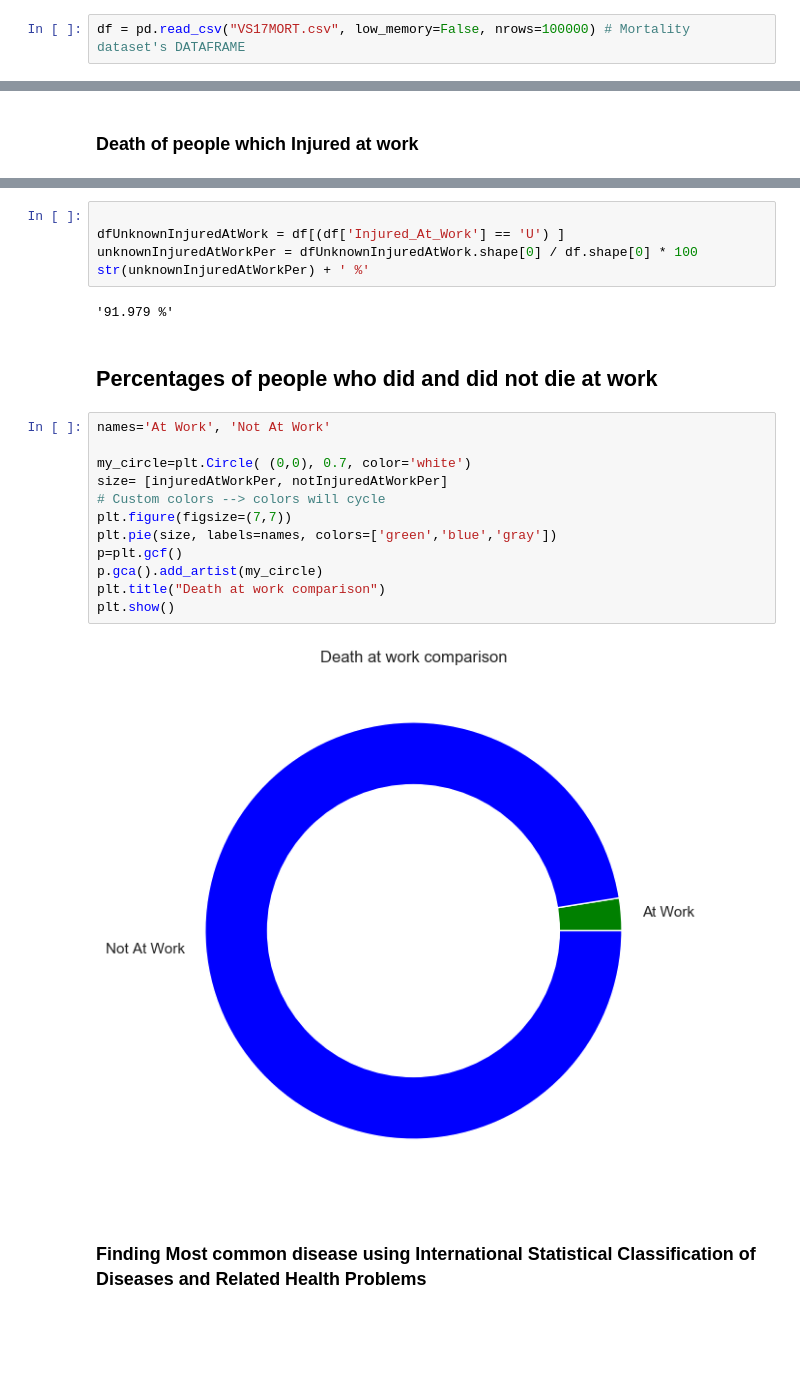
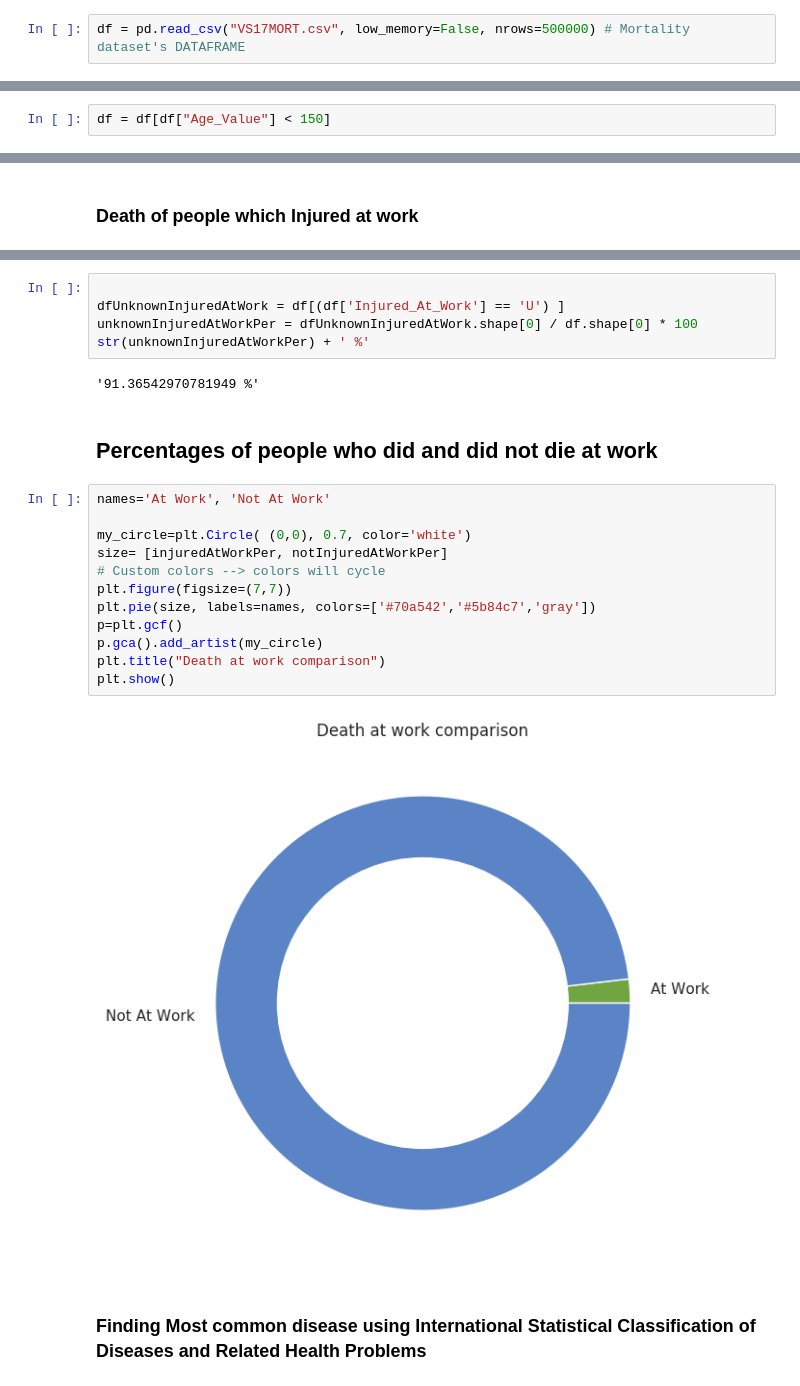
Before and after one commit to m-yasir/datascience-project, a Jupyter notebook: program.ipynb, the cells around one changed output, grey strips where cells are left out. Drawn from its saved outputs; the diff is of its cells as text; blank space fills up the shorter version.

```diff
--- a/program.ipynb
+++ b/program.ipynb
@@ -27,7 +27,7 @@ import matplotlib.pyplot as plt
 # %% [markdown]
 ## Data Loading
 # %%
-df = pd.read_csv("VS17MORT.csv", low_memory=False, nrows=100000) # Mortality dataset's DATAFRAME
+df = pd.read_csv("VS17MORT.csv", low_memory=False, nrows=500000) # Mortality dataset's DATAFRAME
 # %%
 df.head(5)
 # %% [output]
@@ -99,6 +99,8 @@ Index(['Resident_Status', 'Education', 'Month_Of_Death', 'Sex', 'Age_Key',
        'Race_Imputation', 'Race_Recode_3', 'Race_Recode_5', 'Hispanic_Origin',
        'Hispanic_Origin_Recode'],
       dtype='object')
+# %%
+df = df[df["Age_Value"] < 150]
 # %%
 df["RA11"].value_counts()
 # %% [output]
@@ -621,23 +629,23 @@ dfUnknownInjuredAtWork = df[(df['Injured_At_Work'] == 'U') ]
 unknownInjuredAtWorkPer = dfUnknownInjuredAtWork.shape[0] / df.shape[0] * 100
 str(unknownInjuredAtWorkPer) + ' %'
 # %% [output]
-'91.979 %'
+'91.36542970781949 %'
 # %% [markdown]
 ## Percentages of people who did and did not die at work
 # %%
 names='At Work', 'Not At Work'
 
 my_circle=plt.Circle( (0,0), 0.7, color='white')
 size= [injuredAtWorkPer, notInjuredAtWorkPer]
 # Custom colors --> colors will cycle
 plt.figure(figsize=(7,7))
-plt.pie(size, labels=names, colors=['green','blue','gray'])
+plt.pie(size, labels=names, colors=['#70a542','#5b84c7','gray'])
 p=plt.gcf()
 p.gca().add_artist(my_circle)
 plt.title("Death at work comparison")
 plt.show()
 # %% [output]
-[figure, old version]
+[figure, new version]
 # %% [markdown]
 ### Finding Most common disease using International Statistical Classification of Diseases and Related Health Problems
 # %%
```
Also changed, not shown: parts of 67 cells of this notebook.
